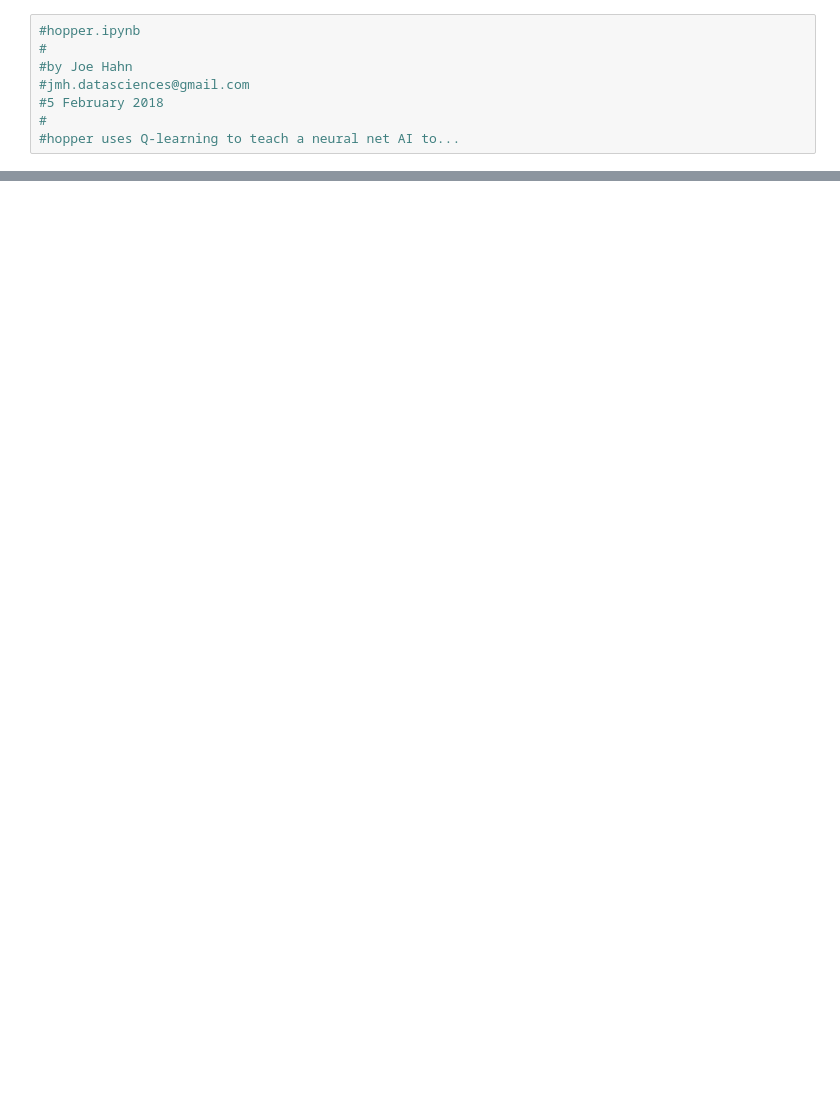
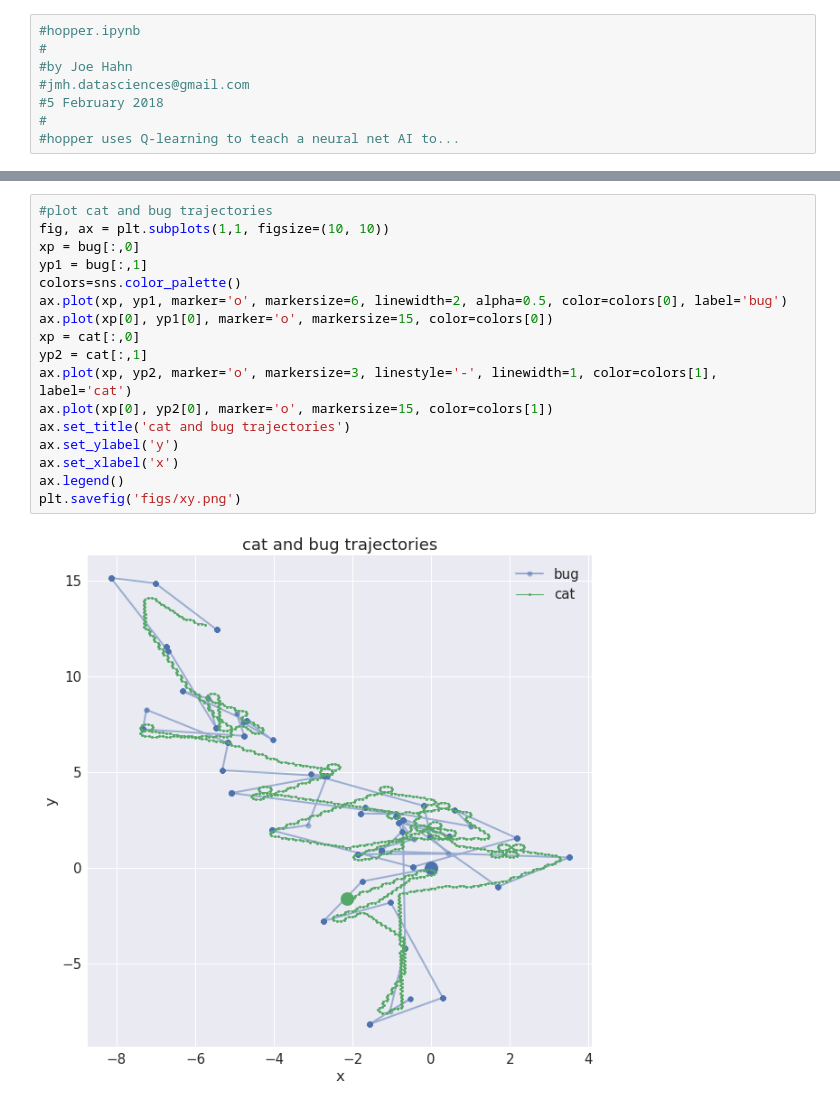
Before and after one commit to joehahn/dl, a Jupyter notebook: hopper/hopper.ipynb, the cells around one changed output, grey strips where cells are left out. Saved outputs shown, nothing was run; the diff lists cells and outputs as text; blank space fills up the shorter version.

```diff
--- a/hopper/hopper.ipynb
+++ b/hopper/hopper.ipynb
@@ -65,0 +75,19 @@ plt.savefig('figs/rewards.png')
+# %%
+#plot cat and bug trajectories
+fig, ax = plt.subplots(1,1, figsize=(10, 10))
+xp = bug[:,0]
+yp1 = bug[:,1]
+colors=sns.color_palette()
+ax.plot(xp, yp1, marker='o', markersize=6, linewidth=2, alpha=0.5, color=colors[0], label='bug')
+ax.plot(xp[0], yp1[0], marker='o', markersize=15, color=colors[0])
+xp = cat[:,0]
+yp2 = cat[:,1]
+ax.plot(xp, yp2, marker='o', markersize=3, linestyle='-', linewidth=1, color=colors[1], label='cat')
+ax.plot(xp[0], yp2[0], marker='o', markersize=15, color=colors[1])
+ax.set_title('cat and bug trajectories')
+ax.set_ylabel('y')
+ax.set_xlabel('x')
+ax.legend()
+plt.savefig('figs/xy.png')
+# %% [output]
+[figure, added]
```
Also changed, not shown: parts of 14 cells of this notebook, 2 other files.
